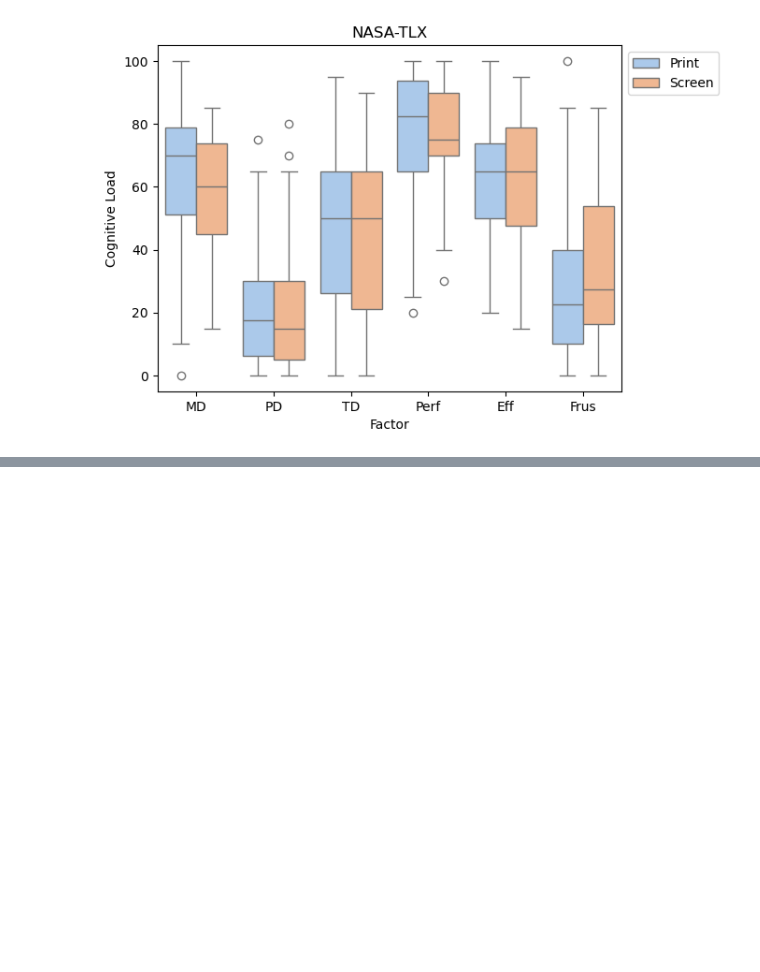
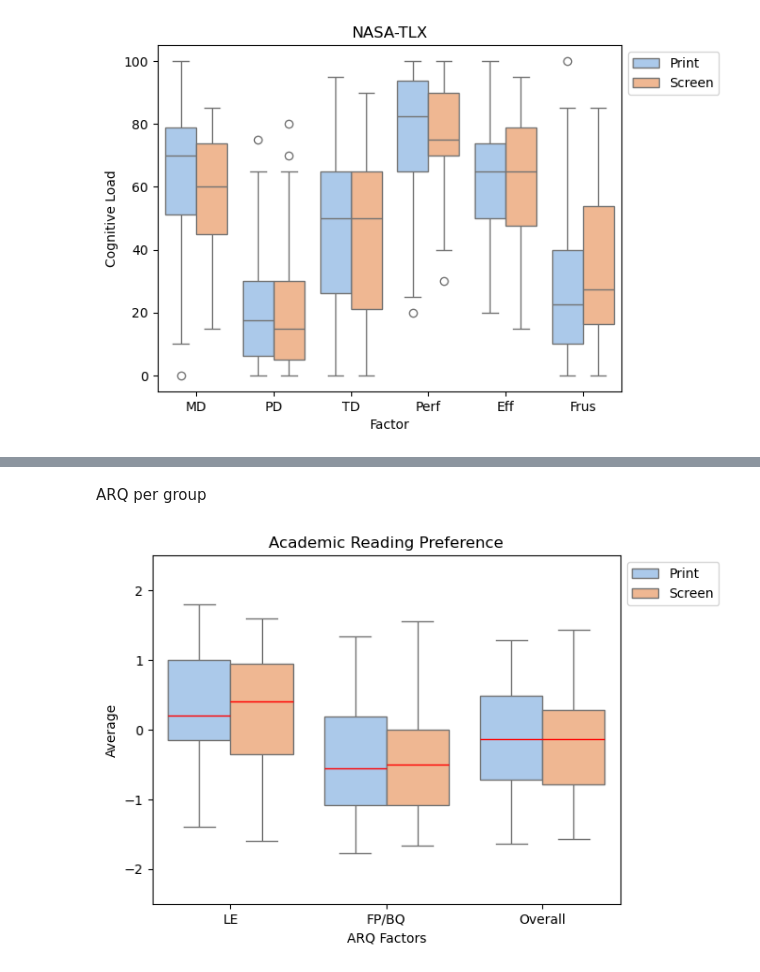
Before and after one commit to KyleCarlo/ScreenVSPrint, a Jupyter notebook: Notebook.ipynb, the cells around one changed output, grey strips where cells are left out. Drawn from its saved outputs; the diff is of its cells as text; code cells hidden in the pictures; blank space fills up the shorter version.

```diff
--- a/Notebook.ipynb
+++ b/Notebook.ipynb
@@ -221,0 +224,19 @@ df[['format'] + arq_quanti_labels]
+# %% [markdown]
+ARQ per group
+# %%
+arq_median_samp_long = arq_median_samp.melt(id_vars=['format'], value_vars=['learn_engage', 'format_behave', 'arq_overall'], var_name='arq', value_name='average')
+sns.boxplot(x='arq', y='average', hue='format', data=arq_median_samp_long, palette='pastel', medianprops={'color': 'red'})
+
+plt.legend(bbox_to_anchor=(1.00, 1), loc='upper left')
+
+plt.title('Academic Reading Preference')
+plt.ylabel('Average')
+plt.xlabel('ARQ Factors')
+plt.xticks(
+    ticks=range(3),          # positions of the ticks
+    labels=['LE', 'FP/BQ', 'Overall']
+)
+plt.ylim(-2.5,2.5)
+plt.show()
+# %% [output]
+[figure, added]
```
Also changed, not shown: parts of 24 cells of this notebook.
